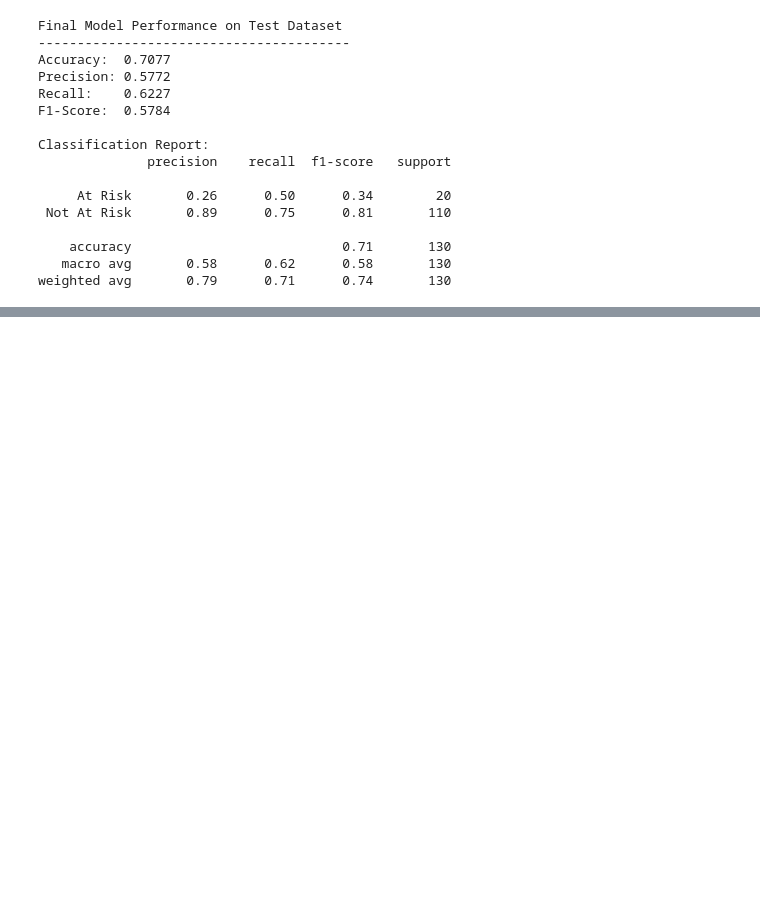
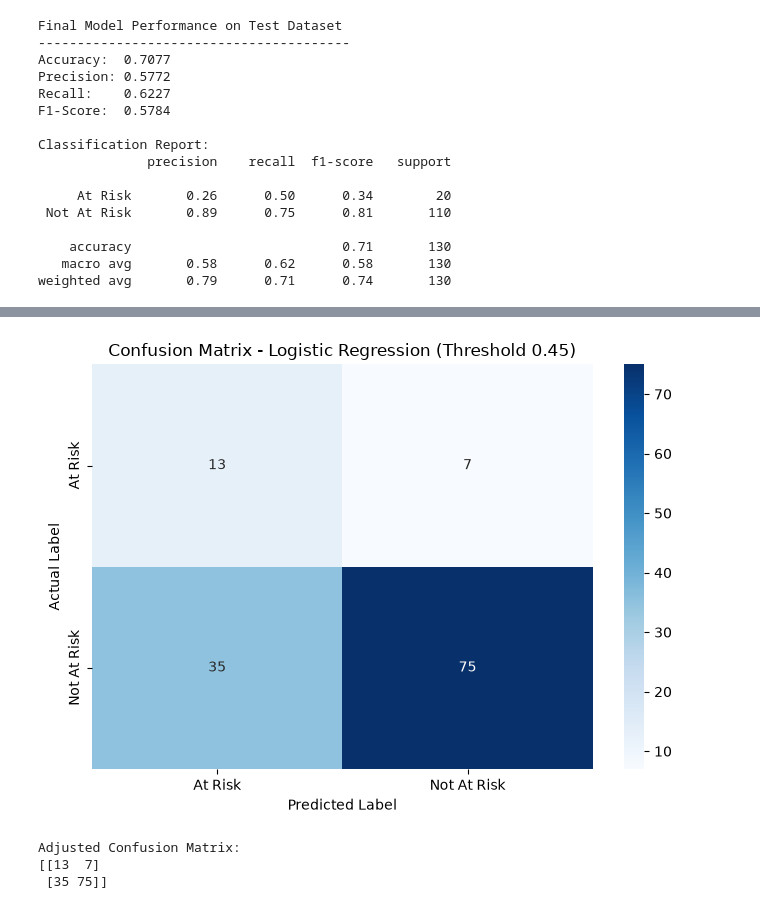
Before and after one commit to SachinKrSingh-138/Academic_Project, a Jupyter notebook: notebooks/analysis.ipynb, the cells around one changed output, grey strips where cells are left out. Cells and saved outputs as stored; diff of their text form; code cells hidden in the pictures; blank space fills up the shorter version.

```diff
--- a/notebooks/analysis.ipynb
+++ b/notebooks/analysis.ipynb
@@ -1335,0 +1567,36 @@ weighted avg       0.79      0.71      0.74       130
+# %%
+
+# Calculate the confusion matrix using adjusted predictions
+cm_adjusted = confusion_matrix(y_test_encoded, y_test_adjusted_pred)
+
+# Plot the adjusted confusion matrix
+plt.figure(figsize=(7, 5))
+sns.heatmap(
+    cm_adjusted,
+    annot=True,
+    fmt="d",
+    cmap="Blues",
+    xticklabels=label_encoder.classes_,
+    yticklabels=label_encoder.classes_
+)
+
+# Add chart labels and title
+plt.title("Confusion Matrix - Logistic Regression (Threshold 0.45)")
+plt.xlabel("Predicted Label")
+plt.ylabel("Actual Label")
+plt.tight_layout()
+
+# Save the adjusted confusion matrix
+plt.savefig("../results/confusion_matrix_adjusted.png", dpi=300, bbox_inches="tight")
+
+# Display the confusion matrix
+plt.show()
+
+# Print the numerical confusion matrix
+print("Adjusted Confusion Matrix:")
+print(cm_adjusted)
+# %% [output]
+[figure, added]
+Adjusted Confusion Matrix:
+[[13  7]
+ [35 75]]
```
Also changed, not shown: parts of 52 cells of this notebook, 3 other files.
